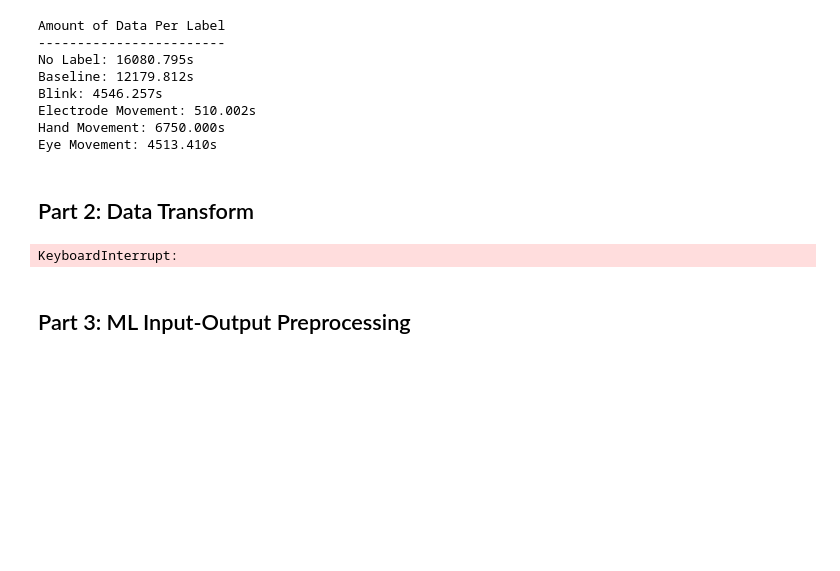
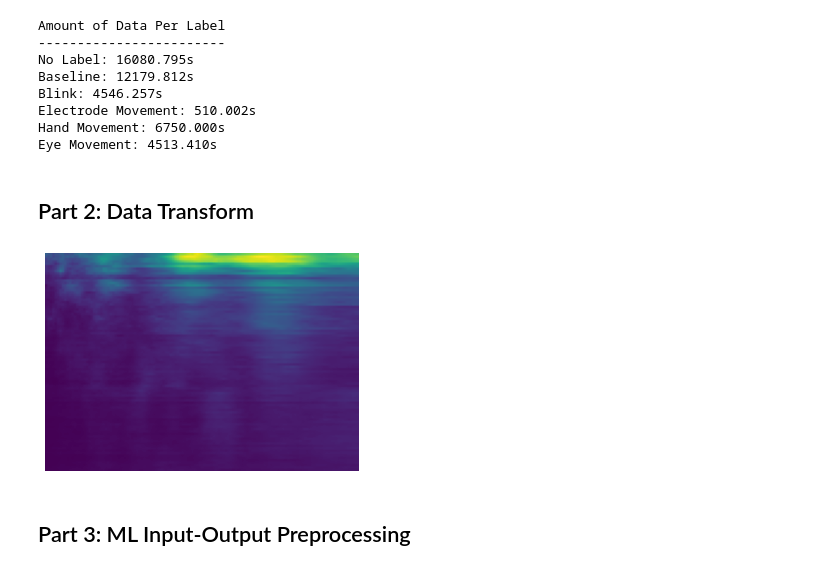
Before and after one commit to ChrisDryden/ECE496, a Jupyter notebook: capstone_project_EEG_detection.ipynb, the cells around one changed output. Cells and saved outputs as stored; diff of their text form; code cells hidden in the pictures; blank space fills up the shorter version.

```diff
--- a/capstone_project_EEG_detection.ipynb
+++ b/capstone_project_EEG_detection.ipynb
@@ -747,40 +747,40 @@ import matplotlib.pyplot as plt
 
 def generateTrainingImages(gpacData):
     """ Reads and processes all GPAC data from previous preprocessing and convert the data
     into images in greyscale and in a heatmap.
     """
     plt.axis('off')
     image_dir = os.path.join('data', 'images')
-    greyscale_image_dir = os.path.join('data', 'greyscaleimages')
+    # greyscale_image_dir = os.path.join('data', 'greyscaleimages')
 
     if not os.path.exists(image_dir):
         os.mkdir(image_dir)
-    if not os.path.exists(greyscale_image_dir):
-        os.mkdir(greyscale_image_dir)
+    # if not os.path.exists(greyscale_image_dir):
+    #     os.mkdir(greyscale_image_dir)
 
     for file in gpacData.keys():
         for i, gpac in enumerate(gpacData[file]['data']['fv']):
             gpac_img = gpac.reshape(len(gpacData[file]['lf']), len(gpacData[file]['hf']))
 
             # Saves all of the images in a heatmap
             folder = LABEL_NAMES[gpacData[file]['data']['label'][i]]
             if folder != NO_LABEL:
                 folder_image_dir = os.path.join(image_dir, folder)
-                folder_greyscale_image_dir = os.path.join(greyscale_image_dir, folder)
+                # folder_greyscale_image_dir = os.path.join(greyscale_image_dir, folder)
 
                 if not os.path.exists(folder_image_dir):
                     os.mkdir(folder_image_dir)
                 if not os.path.exists(folder_greyscale_image_dir):
                     os.mkdir(folder_greyscale_image_dir)
 
                 plt.imshow(gpac_img)
                 plt.savefig(os.path.join(folder_image_dir, os.path.basename(file) + f'{i}.png'), bbox_inches='tight', pad_inches=0)
-                plt.imshow(gpac_img, cmap='gray')
-                plt.savefig(os.path.join(folder_greyscale_image_dir, os.path.basename(file) + f'{i}.png'), bbox_inches='tight', pad_inches=0)
+                # plt.imshow(gpac_img, cmap='gray')
+                # plt.savefig(os.path.join(folder_greyscale_image_dir, os.path.basename(file) + f'{i}.png'), bbox_inches='tight', pad_inches=0)
 
 generateTrainingImages(gpac_image_data)
 # %% [output]
-KeyboardInterrupt:
+[figure, added]
 # %% [markdown]
 ## Part 3: ML Input-Output Preprocessing
 # %%
```
Also changed, not shown: parts of 3 cells of this notebook.
